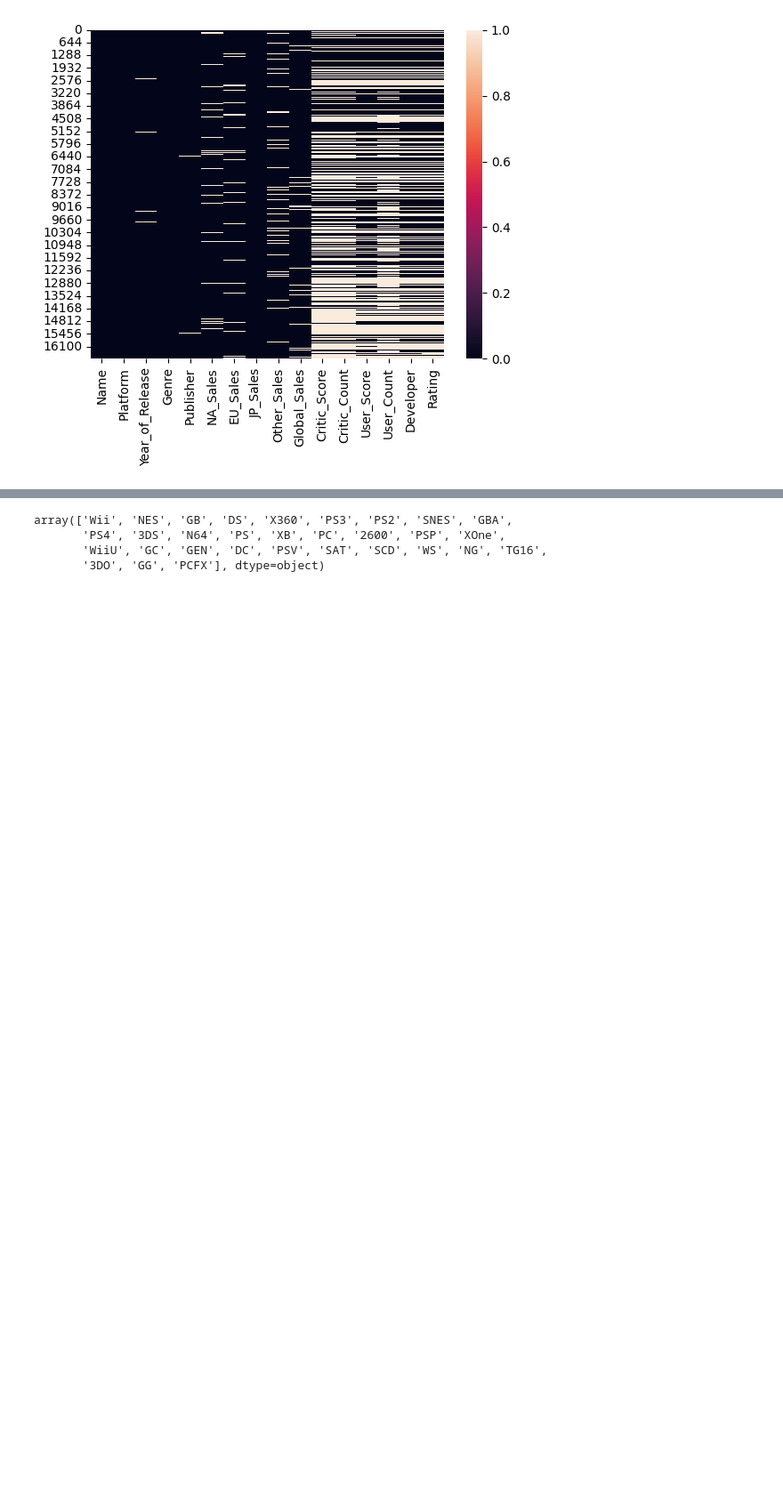
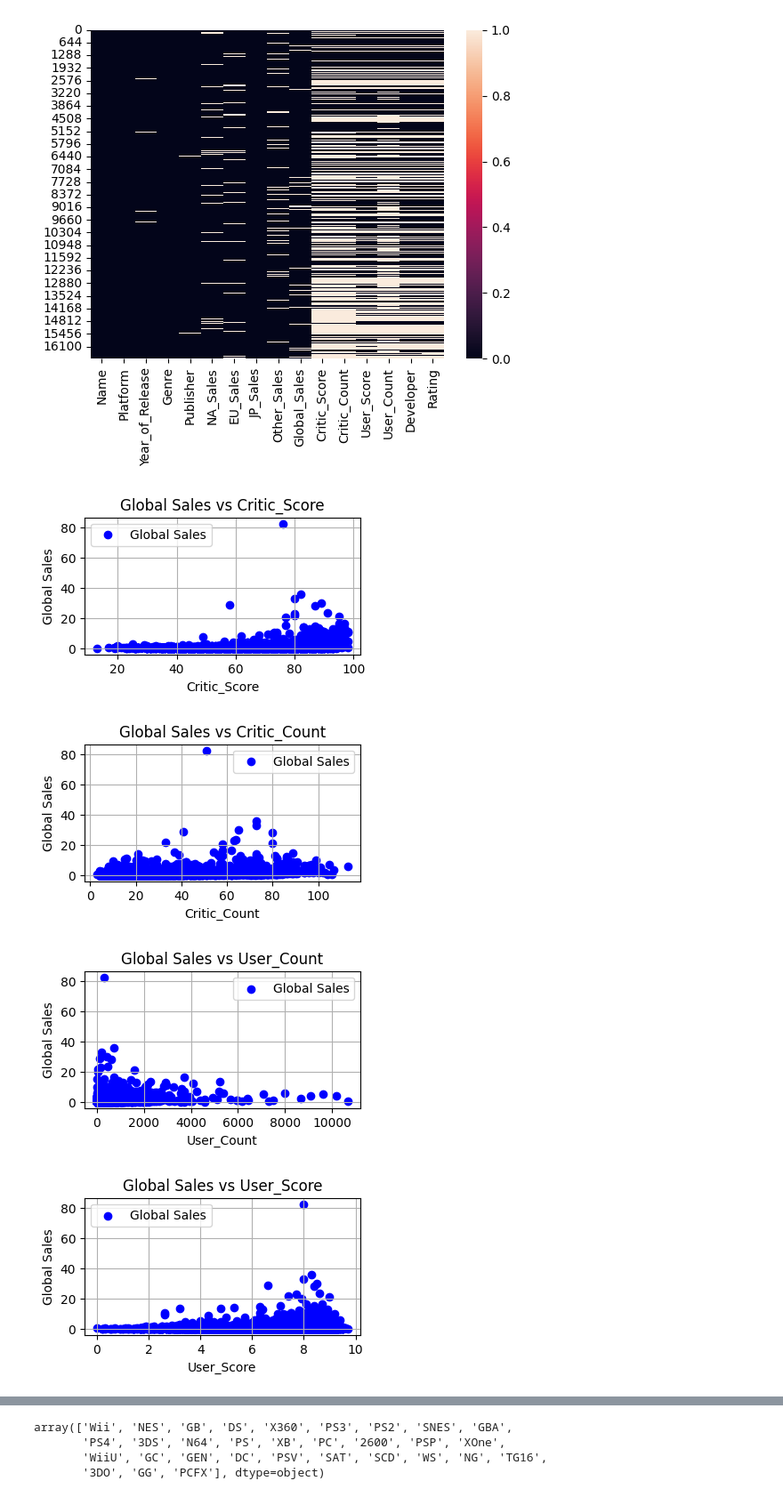
Before and after one commit to R4F43LB/Video-game-analytics, a Jupyter notebook: EDAJupyterNotebooks/EDA_Video_Games_Sales.ipynb, the cells around one changed output, grey strips where cells are left out. Shown: that part at 89% size. Cells and saved outputs as stored; diff of their text form; code cells hidden in the pictures; blank space fills up the shorter version.

Commit message:
dash board video games sales

```diff
--- a/EDAJupyterNotebooks/EDA_Video_Games_Sales.ipynb
+++ b/EDAJupyterNotebooks/EDA_Video_Games_Sales.ipynb
@@ -24,0 +29,17 @@ sns.heatmap(VGames.isna())
+# %%
+# Verification of trends between dimensions and sales"
+dimensions = ['Critic_Score', 'Critic_Count', 'User_Count','User_Score']
+for dimension in dimensions:
+    plt.figure(figsize=(4, 2))
+    plt.scatter(VGames[dimension], VGames['Global_Sales'], label='Global Sales', color='b')
+    plt.xlabel(dimension)
+    plt.ylabel('Global Sales')
+    plt.title('Global Sales vs ' + dimension)
+    plt.legend()
+    plt.grid(True)
+    plt.show()
+# %% [output]
+[figure, added]
+[figure, added]
+[figure, added]
+[figure, added]
```
Also changed, not shown: parts of 10 cells of this notebook, 22 other files.
